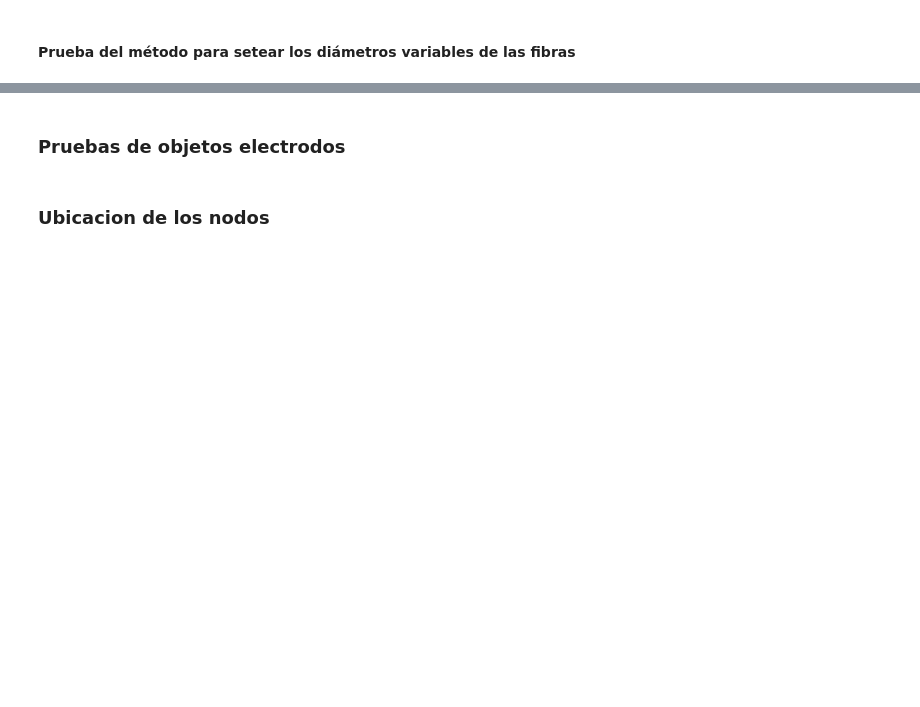
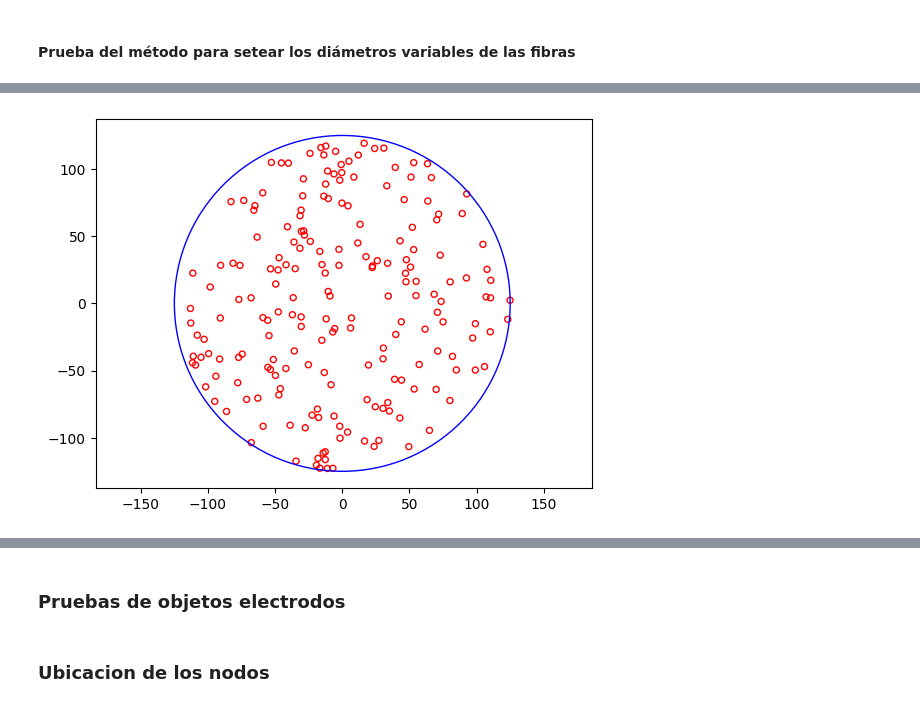
Before and after one commit to rmserra/proyecto-de-graduacion, a Jupyter notebook: modelo_poo.ipynb, the cells around one changed output, grey strips where cells are left out. Saved outputs shown, nothing was run; the diff lists cells and outputs as text; code cells hidden in the pictures; blank space fills up the shorter version.

```diff
--- a/modelo_poo.ipynb
+++ b/modelo_poo.ipynb
@@ -696,0 +604,6 @@ b.ploteo_fibras_circulos()
+# %%
+a = Nervio()
+a.distribucion_uniforme(num_fibras=200,semilla=None,diametro_fibra=4.5)
+a.ploteo_fibras_circulos()
+# %% [output]
+[figure, added]
```
Also changed, not shown: parts of 20 cells of this notebook, 2 other files.
